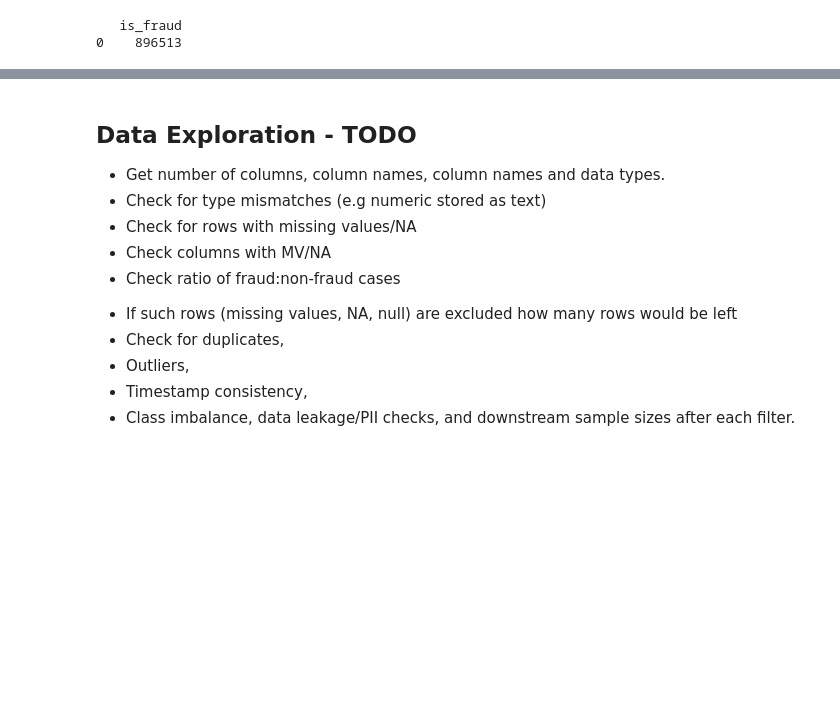
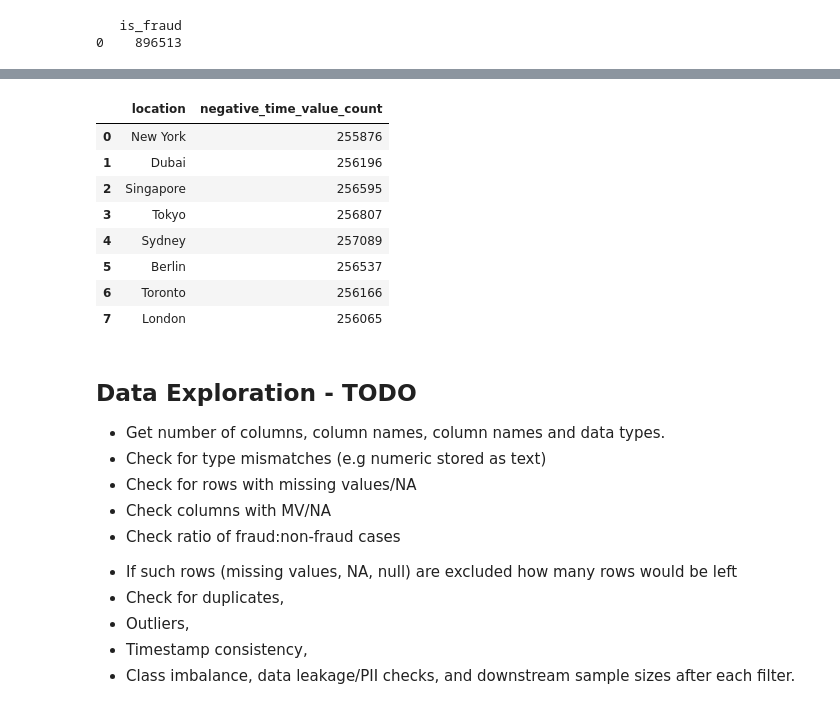
Before and after one commit to mlopezza/financial_fraud_detection_project, a Jupyter notebook: data/query_template.ipynb, the cells around one changed output, grey strips where cells are left out. Saved outputs shown, nothing was run; the diff lists cells and outputs as text; code cells hidden in the pictures; blank space fills up the shorter version.

```diff
--- a/data/query_template.ipynb
+++ b/data/query_template.ipynb
@@ -333,3 +363,24 @@ print(result_df)
+# %%
+# query to identify count of negative time_since_last_transaction values per location
+
+con.execute(f"""
+    SELECT
+        location,
+        COUNT(*) AS negative_time_value_count
+    FROM read_parquet('{parquet_path}')
+    WHERE time_since_last_transaction < 0
+    GROUP BY location
+""").fetch_df()
+# %% [output]
+|  | location | negative_time_value_count |
+| 0 | New York | 255876 |
+| 1 | Dubai | 256196 |
+| 2 | Singapore | 256595 |
+| 3 | Tokyo | 256807 |
+| 4 | Sydney | 257089 |
+| 5 | Berlin | 256537 |
+| 6 | Toronto | 256166 |
+| 7 | London | 256065 |
 # %% [markdown]
 ## Data Exploration - TODO
 
```
Also changed, not shown: parts of 4 cells of this notebook.
